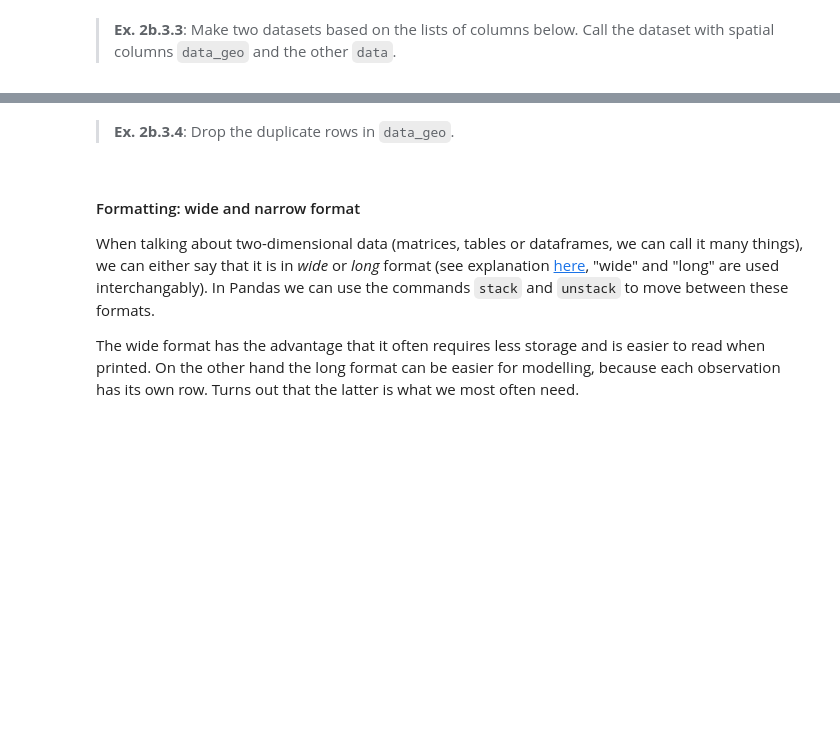
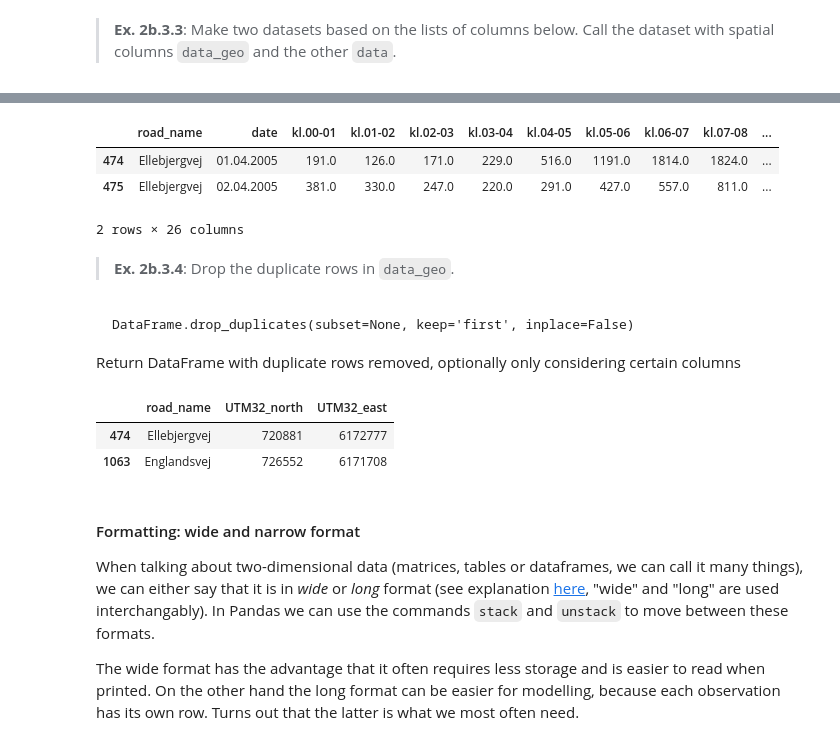
Before and after one commit to Froop0/Social-Data-Science-Group3, a Jupyter notebook: exercises_week2b_SELF.ipynb, the cells around one changed output, grey strips where cells are left out. Drawn from its saved outputs; the diff is of its cells as text; code cells hidden in the pictures; blank space fills up the shorter version.

````diff
--- a/exercises_week2b_SELF.ipynb
+++ b/exercises_week2b_SELF.ipynb
@@ -157,3 +258,8 @@ Once you have structured appropriately, something that you will want to do again
 > *Hint1: try using `str` method for pandas series/columns for accessing the string elements, e.g. "data.road_id.str[2]".*
 
 > *Hint2: you can use the equal operator `==` on series/columns.*
+# %%
+print (type(data_copy['road_id']), type(data_copy.road_id.str[-1]),  '\n', data_copy['road_id'][183396])
+print(data_copy['road_id'][183396].strip()[-1]) #get last character with .strip()[-1]
+#print (data_copy.road_id.str[-1]) #similar but using the .str method
+road_id_str = data_copy.road_id.str[-1] #series to work with
@@ -160,2 +270,3 @@ Once you have structured appropriately, something that you will want to do again
 # %%
 # [Answer to Ex. 2b.3.1]
+data_copy['total'] = road_id_str.apply(lambda x: (x == "T"))
@@ -165,3 +281,4 @@ Once you have structured appropriately, something that you will want to do again
 > *Hint: try to get inspiration from this [Stack Overflow question](https://stackoverflow.com/questions/17071871/select-rows-from-a-dataframe-based-on-values-in-a-column-in-pandas).*
 # %%
 # [Answer to Ex. 2b.3.2]
+data_copy = data_copy.loc[data_copy['total'] == True]
@@ -171,8 +296,11 @@ Once you have structured appropriately, something that you will want to do again
 # [Answer to Ex. 2b.3.3]
 
 # Columns for `geo_data`, stored in `geo_columns`
+
 spatial_columns = ['road_name', 'UTM32_north', 'UTM32_east']
+spatial_data = data_copy.loc[:,spatial_columns] #using .loc
 
 # Columns for `data`, stored in `select_columns`
 hours = ['kl.%s-%s' % (str(h).zfill(2), str(h+1).zfill(2)) for h in range(24)]
 select_columns = ['road_name', 'date'] + hours
+data = data_copy.loc[:,select_columns]
@@ -179,7 +316,26 @@ select_columns = ['road_name', 'date'] + hours
+# %%
+data.head(2)
+# %% [output]
+|  | road_name | date | kl.00-01 | kl.01-02 | kl.02-03 | kl.03-04 | kl.04-05 | kl.05-06 | kl.06-07 | kl.07-08 | ... |
+| 474 | Ellebjergvej | 01.04.2005 | 191.0 | 126.0 | 171.0 | 229.0 | 516.0 | 1191.0 | 1814.0 | 1824.0 | ... |
+| 475 | Ellebjergvej | 02.04.2005 | 381.0 | 330.0 | 247.0 | 220.0 | 291.0 | 427.0 | 557.0 | 811.0 | ... |
+2 rows × 26 columns
 # %% [markdown]
 > **Ex. 2b.3.4**: Drop the duplicate rows in `data_geo`.
+# %% [markdown]
+```
+DataFrame.drop_duplicates(subset=None, keep='first', inplace=False)
+```
+
+Return DataFrame with duplicate rows removed, optionally only considering certain columns
 # %%
 # [Answer to Ex. 2b.3.4]
+spatial_data = spatial_data.drop_duplicates()
+spatial_data.head(2) #should we reset the index here?
+# %% [output]
+|  | road_name | UTM32_north | UTM32_east |
+| 474 | Ellebjergvej | 720881 | 6172777 |
+| 1063 | Englandsvej | 726552 | 6171708 |
 # %% [markdown]
 #### Formatting: wide and narrow format
 
````
Also changed, not shown: parts of 29 cells of this notebook.
